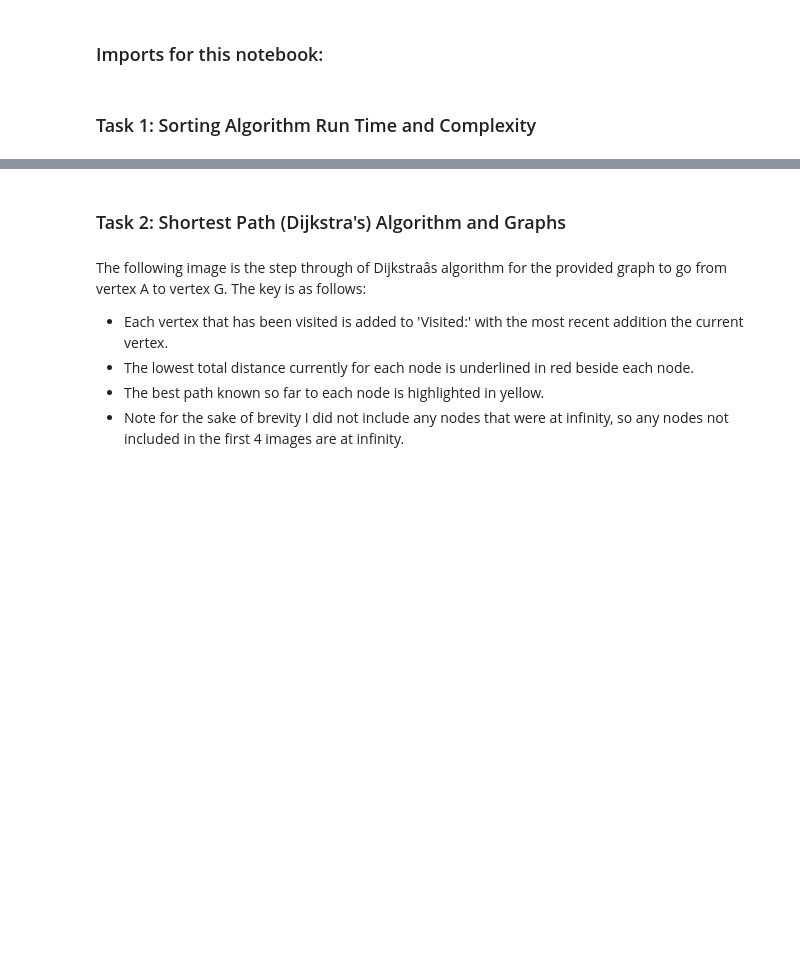
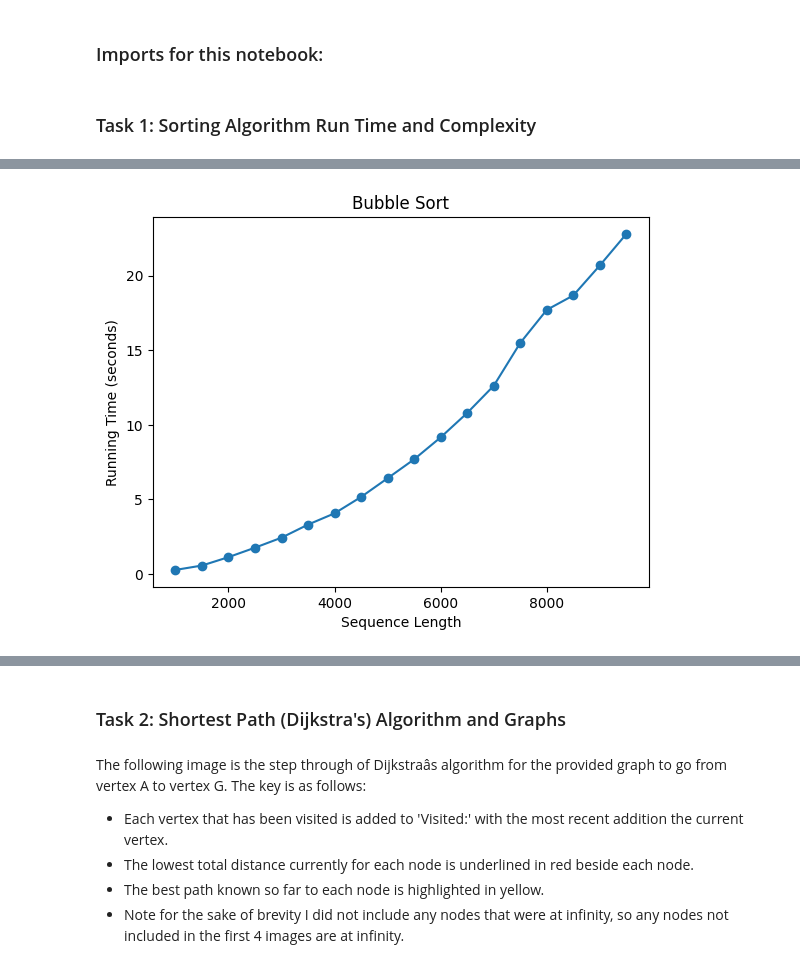
Before and after one commit to keyinb/data-structures-algorithms, a Jupyter notebook: Data_S_and_A_A2.ipynb, the cells around one changed output, grey strips where cells are left out. Saved outputs shown, nothing was run; the diff lists cells and outputs as text; code cells hidden in the pictures; blank space fills up the shorter version.

```diff
--- a/Data_S_and_A_A2.ipynb
+++ b/Data_S_and_A_A2.ipynb
@@ -12,0 +61,35 @@ import numpy as np
+# %%
+# We now test the bubble sort algorithm against sequences of increasing length.
+# Using list comprehension, for each iteration we build a new array with an increased length.
+# We reverse the array and then perform the sort.
+# We start with a sequence length of 1,000, and step in 500 increments towards 10,000.
+# We record and plot the running times.
+
+# We use this start, end, and step for testing each algorithm.
+start = 1000
+end = 10000
+step = 500
+
+bubble_sort_runtimes = []
+
+for i in range(start, end, step):
+
+    arr = [i for i in range(i)]
+    arr.reverse()
+    print('Testing sequence length = ', len(arr))
+
+    start_time = time.time()
+    if len(arr)<=1:
+        continue
+    else:
+        for i in range(len(arr)):
+            for j in range(len(arr) - i - 1):
+                if arr[j] > arr[j + 1]:
+                    arr[j], arr[j + 1] = arr[j + 1], arr[j]
+    end_time = time.time()
+
+    total_time = end_time - start_time
+    bubble_sort_runtimes.append(total_time)
+
+print('\n=================================================================')
+print('BUBBLE SORT RUNNING TIMES:', bubble_sort_runtimes)
@@ -12,0 +114,11 @@ import numpy as np
+# %%
+# Plotting Bubble Sort Running Times
+
+x = list(range(start, end, step))
+plt.plot(x, bubble_sort_runtimes, marker='o')
+plt.title('Bubble Sort')
+plt.xlabel('Sequence Length')
+plt.ylabel('Running Time (seconds)')
+plt.show()
+# %% [output]
+[figure, added]
```
Also changed, not shown: parts of 27 cells of this notebook.
